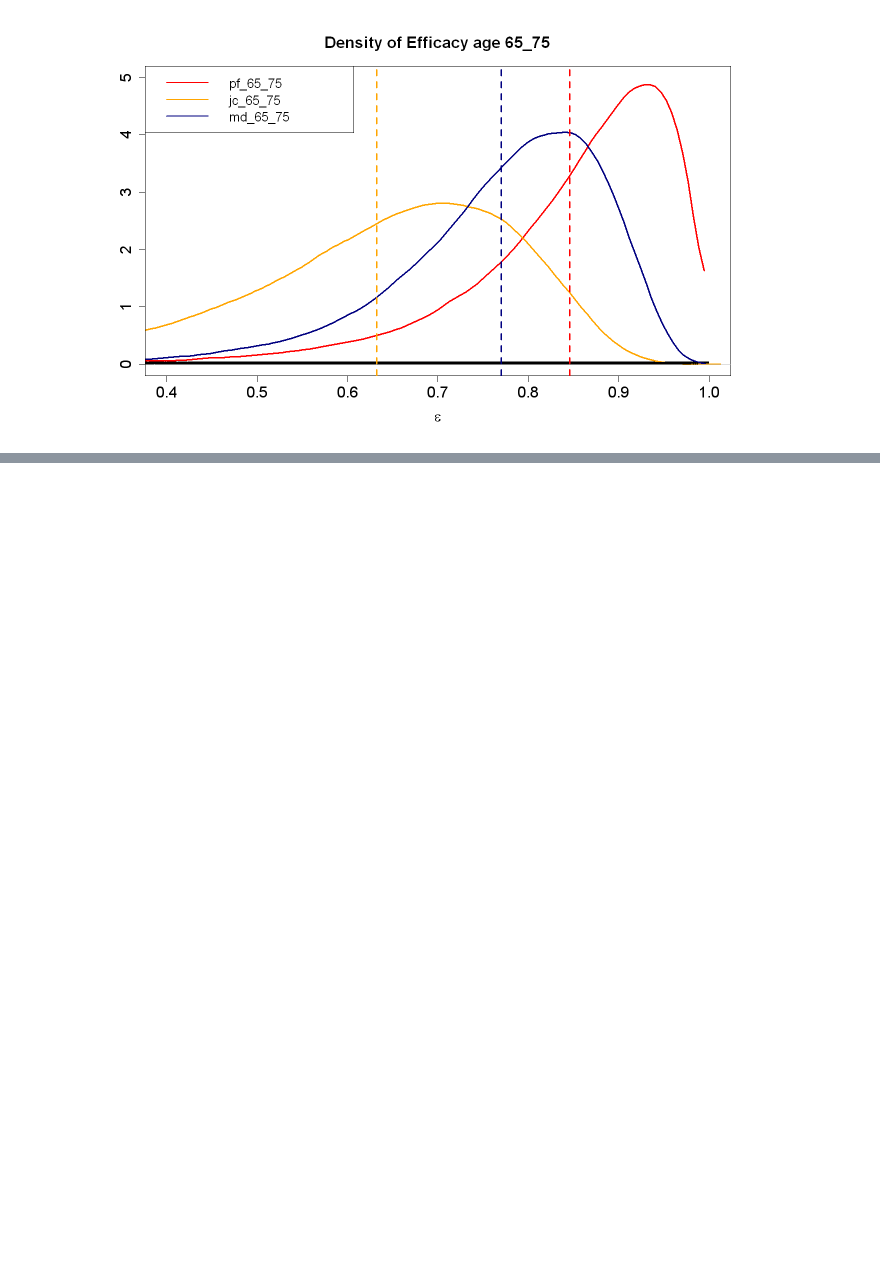
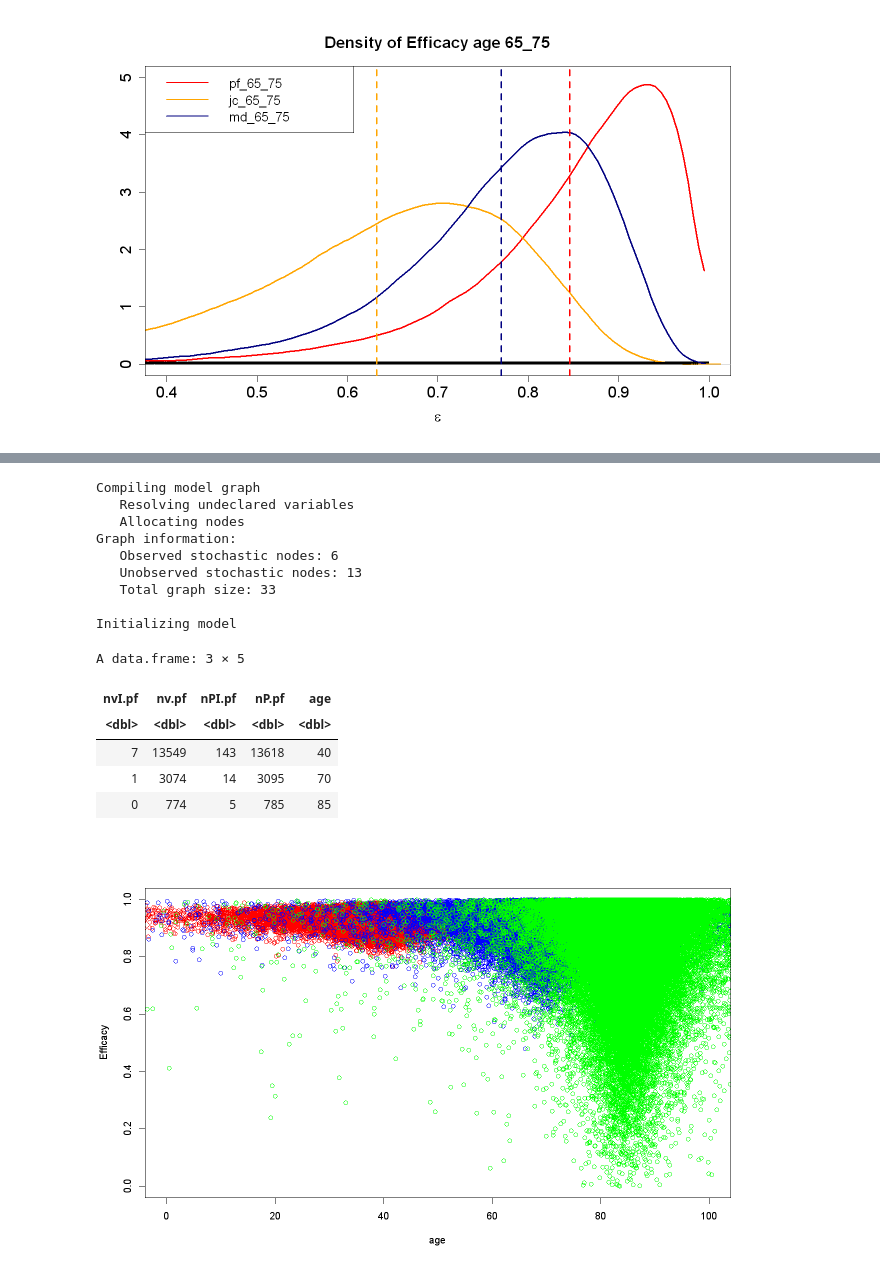
Before and after one commit to mojee13/AdvStat_Project, a Jupyter notebook: Main.ipynb, the cells around one changed output, grey strips where cells are left out. Cells and saved outputs as stored; diff of their text form; code cells hidden in the pictures; blank space fills up the shorter version.

```diff
--- a/Main.ipynb
+++ b/Main.ipynb
@@ -694,0 +697,60 @@ legend("topleft", legend=c("pf_75+", "jc_75+","md_75+"),col=c("red", "orange","n
+# %%
+library(rjags)
+library(coda)
+library("rjags")
+set.seed(12345)
+N <-3 #number of subgroups by age
+age <- c(40,70,85) #where 1 = 16-64, 2= 65-74, 3 = 75 and older
+model_age <- "model{
+#likeihood:
+for(i in 1:length(age)){
+  nP.I[i] ~ dbin(pA, nP[i])
+  nV.A[i] ~ dbin(pA, nV[i])
+  nV.I[i] ~ dbin(prob[i], nV.A[i])
+  ages[i] ~ dnorm(age[i],probb[i])
+}
+# Priors
+pA ~ dbeta(1,1)
+for(i in 1:length(age)){
+probb[i] ~ dbeta(1,10)
+prob[i] ~ dbeta(1,1)
+epsilon[i] <- 1 - prob[i]
+}
+}"
+#pfizer
+nvI.pf <-c(7,1,0)
+nv.pf <-c(13549,3074,774)
+nPI.pf <-c(143,14,5)
+nP.pf<-c(13618,3095,785)
+
+
+df<- data.frame(nvI.pf,nv.pf,nPI.pf,nP.pf, age)
+jags_data <- with(df, list(nV.I =nvI.pf, nV = nv.pf, nP.I = nPI.pf, nP = nP.pf , age=age))
+jags_age <- jags.model(textConnection(model_age),data=jags_data,inits = list(.RNG.name = "base::Wichmann-Hill"))
+update(jags_age,1000)
+sim <- coda.samples(model=jags_age,variable.names = c("epsilon","nV.A","ages"),n.iter=100000)
+chain.df <- as.data.frame( as.mcmc(sim) )
+
+
+plot(chain.df$`ages[1]`,chain.df$`epsilon[1]`,col='red',xlim = c(0,100),ylim = c(0,1),xlab="age",ylab="Efficacy")
+par(new=TRUE)
+plot(chain.df$`ages[2]`,chain.df$`epsilon[2]`,col='blue',xlim = c(0,100),ylim = c(0,1),xlab="age",ylab="Efficacy")
+par(new=TRUE)
+plot(chain.df$`ages[3]`,chain.df$`epsilon[3]`,col='green',xlim = c(0,100),ylim = c(0,1),xlab="age",ylab="Efficacy")
+# %% [output]
+Compiling model graph
+   Resolving undeclared variables
+   Allocating nodes
+Graph information:
+   Observed stochastic nodes: 6
+   Unobserved stochastic nodes: 13
+   Total graph size: 33
+
+Initializing model
+A data.frame: 3 × 5
+| nvI.pf | nv.pf | nPI.pf | nP.pf | age |
+| <dbl> | <dbl> | <dbl> | <dbl> | <dbl> |
+| 7 | 13549 | 143 | 13618 | 40 |
+| 1 | 3074 | 14 | 3095 | 70 |
+| 0 | 774 | 5 | 785 | 85 |
+[figure, added]
```
Also changed, not shown: parts of 16 cells of this notebook.
